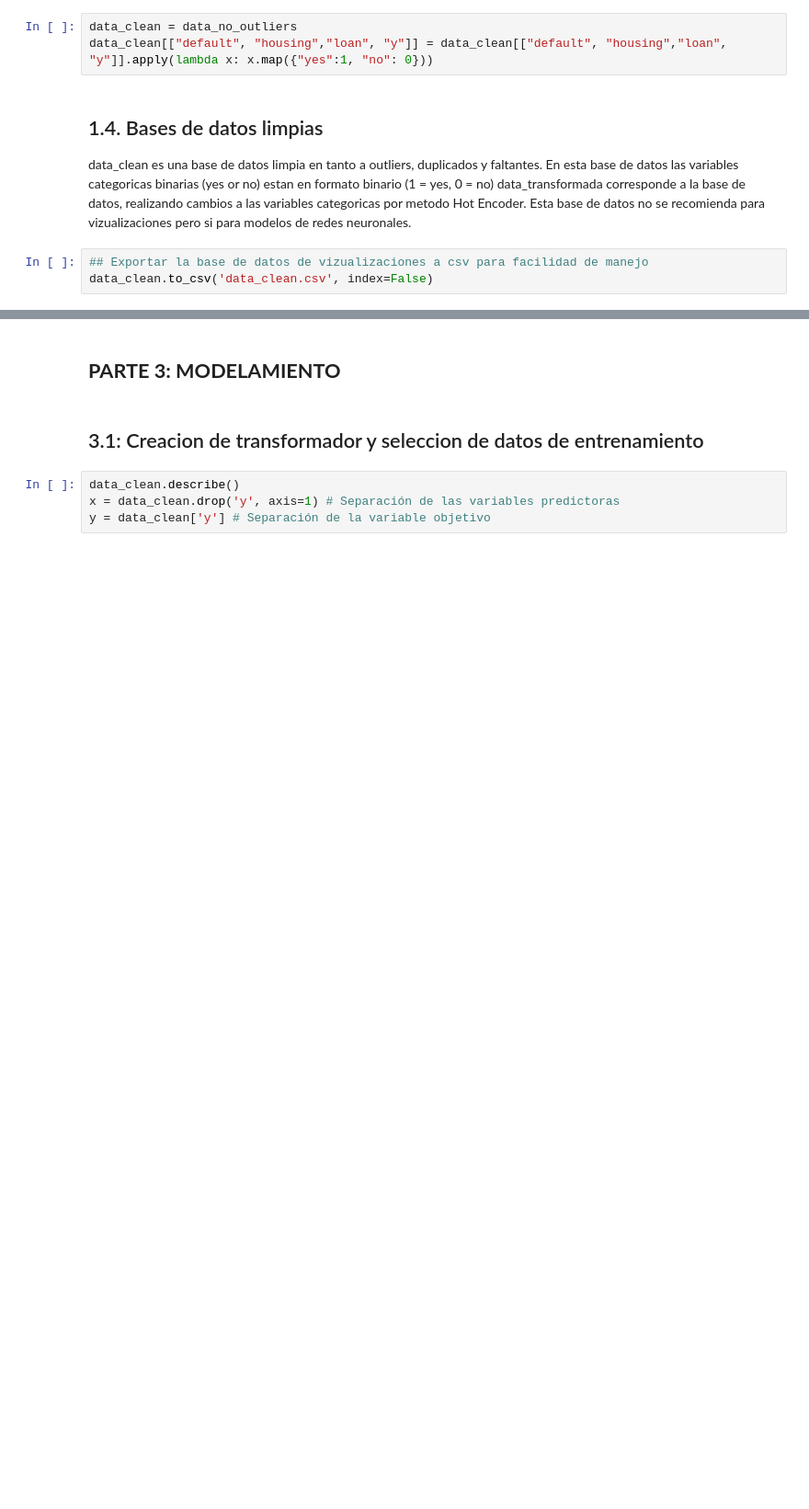
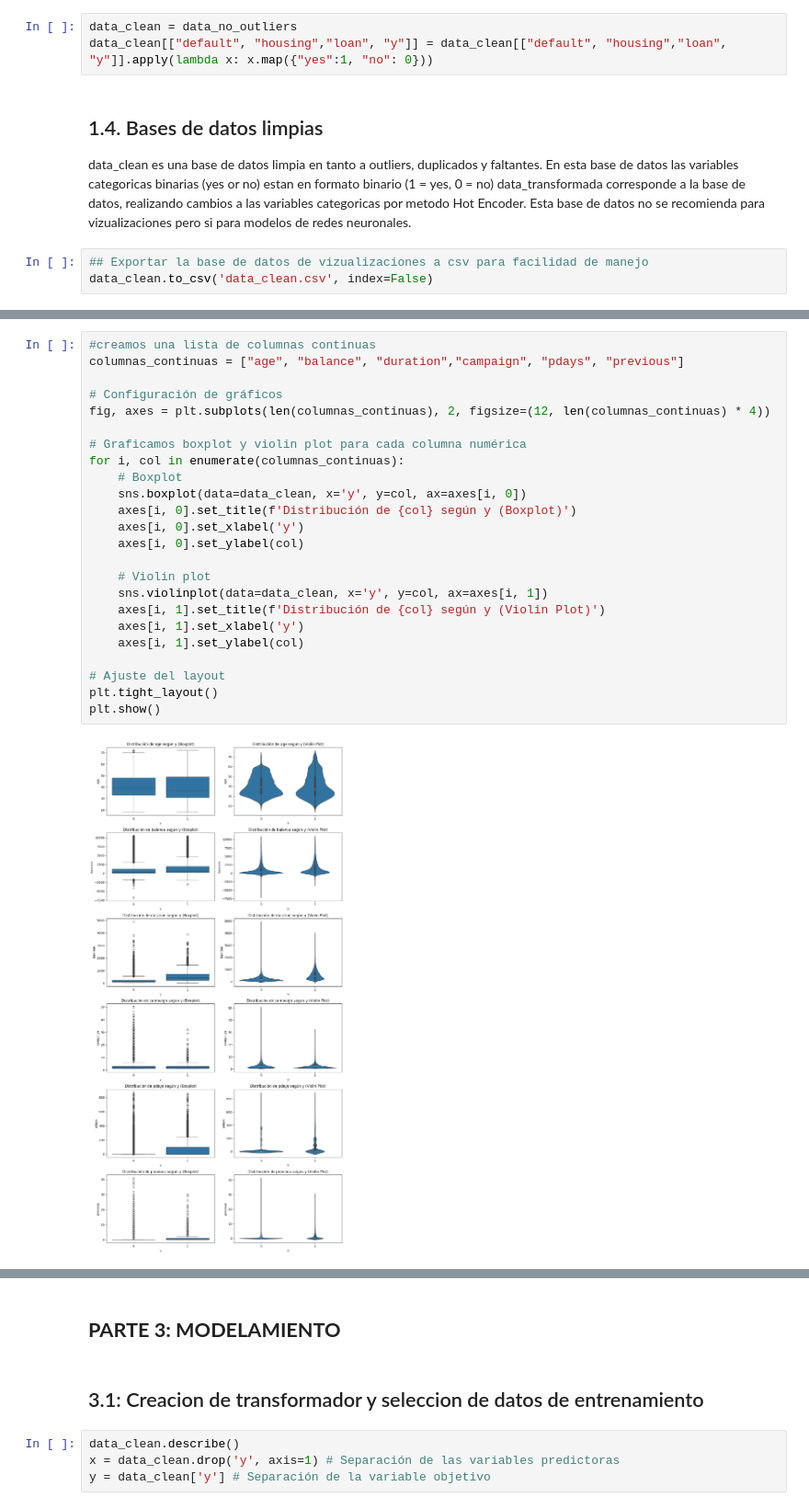
Before and after one commit to TheOneTrueDeQu/PROY2, a Jupyter notebook: PROY2-dataymodelos.ipynb, the cells around one changed output, grey strips where cells are left out. Shown at 92% size. Cells and saved outputs as stored; diff of their text form; blank space fills up the shorter version.

```diff
--- a/PROY2-dataymodelos.ipynb
+++ b/PROY2-dataymodelos.ipynb
@@ -221,0 +273,26 @@ data_clean.to_csv('data_clean.csv', index=False)
+# %%
+#creamos una lista de columnas continuas
+columnas_continuas = ["age", "balance", "duration","campaign", "pdays", "previous"]
+
+# Configuración de gráficos
+fig, axes = plt.subplots(len(columnas_continuas), 2, figsize=(12, len(columnas_continuas) * 4))
+
+# Graficamos boxplot y violin plot para cada columna numérica
+for i, col in enumerate(columnas_continuas):
+    # Boxplot
+    sns.boxplot(data=data_clean, x='y', y=col, ax=axes[i, 0])
+    axes[i, 0].set_title(f'Distribución de {col} según y (Boxplot)')
+    axes[i, 0].set_xlabel('y')
+    axes[i, 0].set_ylabel(col)
+
+    # Violin plot
+    sns.violinplot(data=data_clean, x='y', y=col, ax=axes[i, 1])
+    axes[i, 1].set_title(f'Distribución de {col} según y (Violin Plot)')
+    axes[i, 1].set_xlabel('y')
+    axes[i, 1].set_ylabel(col)
+
+# Ajuste del layout
+plt.tight_layout()
+plt.show()
+# %% [output]
+[figure, added]
```
Also changed, not shown: parts of 10 cells of this notebook.
